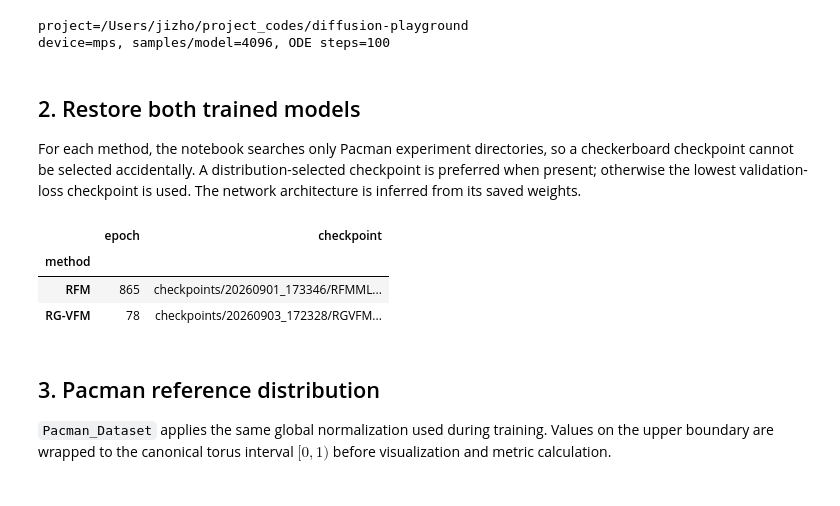
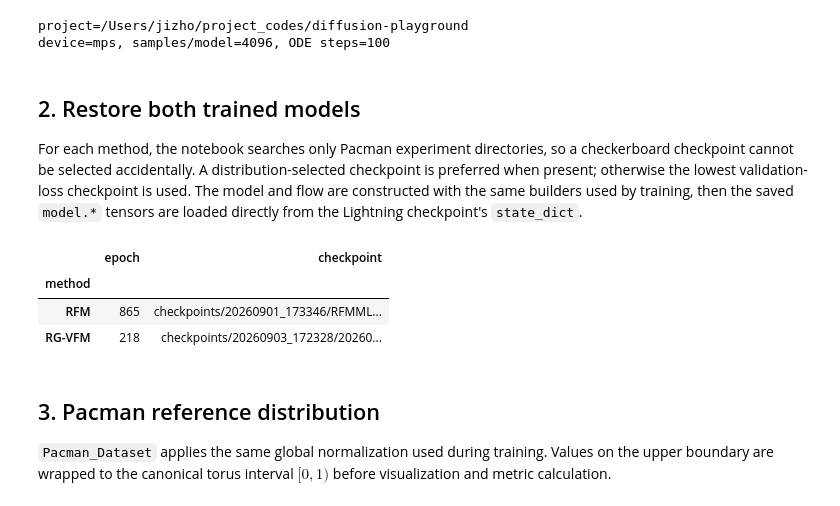
Before and after one commit to MateosCz/diffusion-playground, a Jupyter notebook: pacman_rfm_rgvfm_analysis.ipynb, the cells around one changed output. Cells and saved outputs as stored; diff of their text form; code cells hidden in the pictures.

```diff
--- a/pacman_rfm_rgvfm_analysis.ipynb
+++ b/pacman_rfm_rgvfm_analysis.ipynb
@@ -58,7 +64,7 @@ device=mps, samples/model=4096, ODE steps=100
 # %% [markdown]
 ## 2. Restore both trained models
 
-For each method, the notebook searches only Pacman experiment directories, so a checkerboard checkpoint cannot be selected accidentally. A distribution-selected checkpoint is preferred when present; otherwise the lowest validation-loss checkpoint is used. The network architecture is inferred from its saved weights.
+For each method, the notebook searches only Pacman experiment directories, so a checkerboard checkpoint cannot be selected accidentally. A distribution-selected checkpoint is preferred when present; otherwise the lowest validation-loss checkpoint is used. The model and flow are constructed with the same builders used by training, then the saved `model.*` tensors are loaded directly from the Lightning checkpoint's `state_dict`.
 # %%
 def checkpoint_metric(path: Path) -> float:
     match = re.search(r'-(\d+(?:\.\d+)?)\.ckpt$', path.name)
@@ -112,52 +118,52 @@ def display_path(path: Path) -> str:
         return str(path.relative_to(PROJECT_ROOT))
     except ValueError:
         return str(path)
 
 
 manifold = FlatTorus01(dim=2)
 checkpoint_paths = {method: resolve_checkpoint(method) for method in METHODS}
-checkpoint_paths['rgvfm'] = (PROJECT_ROOT / 'checkpoints/20260903_172328/Untitled/RGVFMMLP_pacman_fractional/last.ckpt')
+checkpoint_paths['rgvfm'] = (PROJECT_ROOT / 'checkpoints/20260903_172328/20260903_184159/RGVFMMLP_pacman_fractional/rgvfm_mlp_0218-0.007335.ckpt')
+model_builders = {
+    'rfm': build_rfm_model,
+    'rgvfm': build_rgvfm_model,
+}
+flow_builders = {
+    'rfm': build_rfm,
+    'rgvfm': build_rg_vfm,
+}
 checkpoints = {}
 models = {}
+flows = {method: flow_builders[method](manifold) for method in METHODS}
 
 for method in METHODS:
     checkpoint = torch.load(
         checkpoint_paths[method], map_location='cpu', weights_only=True
     )
-    model = build_model_from_checkpoint(
-        checkpoint, method=method, manifold=manifold
-    ).to(DEVICE)
-    model.eval()
+    model_state = {
+        key.removeprefix('model.'): value
+        for key, value in checkpoint['state_dict'].items()
+        if key.startswith('model.')
+    }
+    model = model_builders[method](manifold)
+    model.load_state_dict(model_state, strict=True)
+    model.to(DEVICE).eval()
     checkpoints[method] = checkpoint
     models[method] = model
-
-# These settings match the current Pacman training configuration.
-flows = {
-    'rfm': RFM(
-        manifold, total_time=1.0, time_eps=1e-5,
-        normalize_loss=False, integrator='euler',
-    ),
-    'rgvfm': RGVFM(
-        manifold, total_time=1.0, time_eps=1e-5, noise_scale=0.0,
-        max_velocity_scale=5.0, normalize_loss=True,
-        support='intrinsic', intrinsic_prior_std=1.0, integrator='euler',
-    ),
-}
 
 checkpoint_summary = pd.DataFrame([
     {
         'method': LABELS[method],
         'epoch': checkpoints[method].get('epoch', 'unknown'),
         'checkpoint': display_path(checkpoint_paths[method]),
     }
     for method in METHODS
 ]).set_index('method')
 display(checkpoint_summary)
 # %% [output]
 |  | epoch | checkpoint |
 | method |  |  |
 | RFM | 865 | checkpoints/20260901_173346/RFMML... |
-| RG-VFM | 78 | checkpoints/20260903_172328/RGVFM... |
+| RG-VFM | 218 | checkpoints/20260903_172328/20260... |
 # %% [markdown]
 ## 3. Pacman reference distribution
 
```
Also changed, not shown: parts of 6 cells of this notebook, 7 other files.
